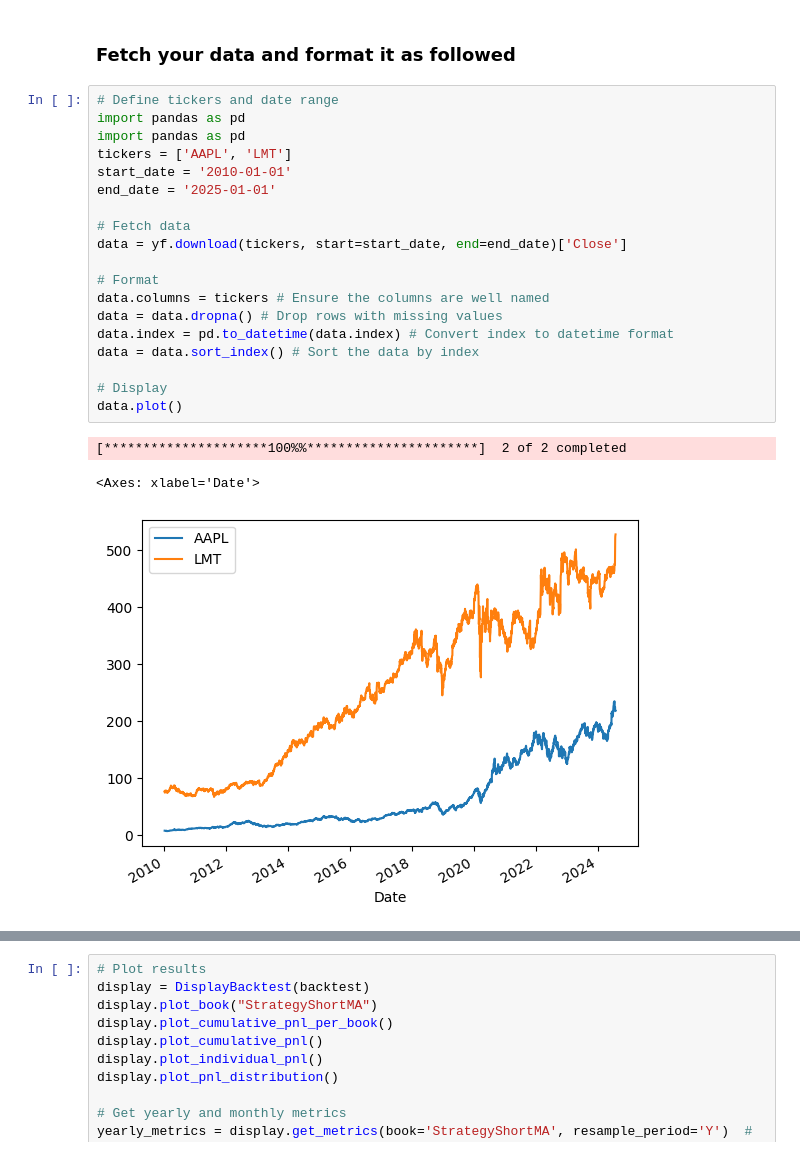
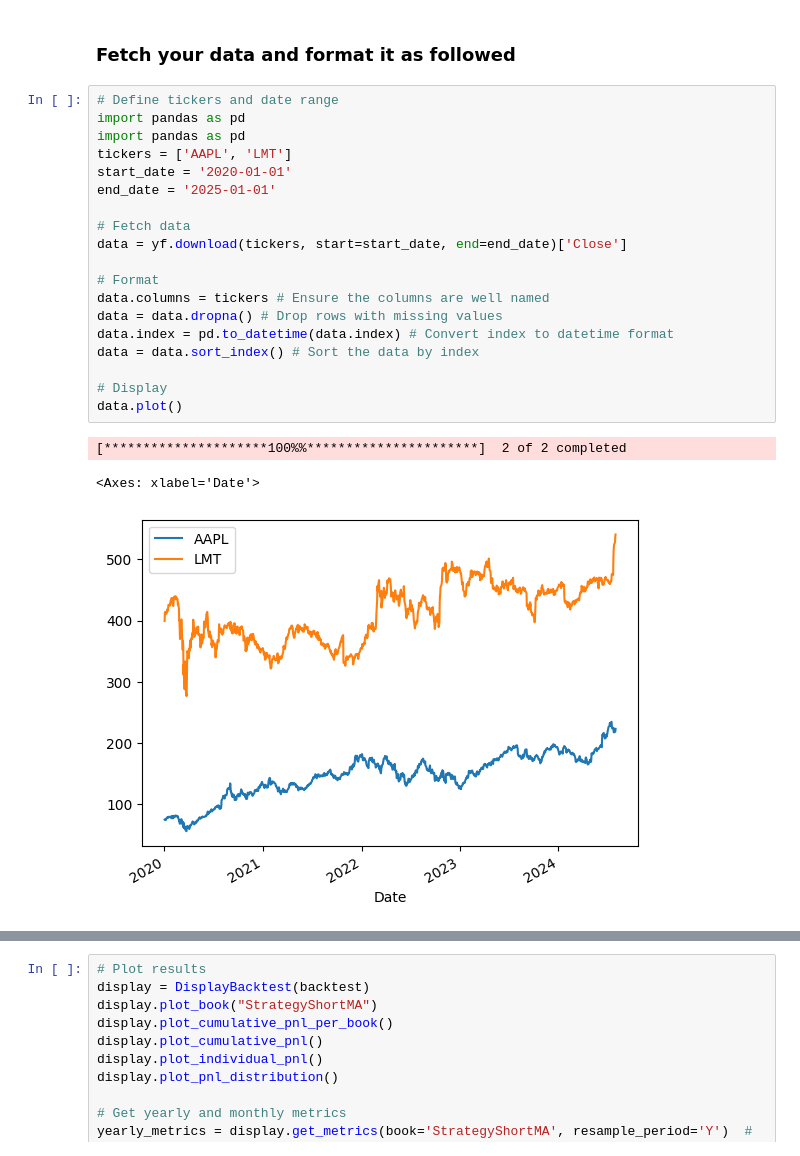
Before and after one commit to leopoldcosson/nara_trading_backtest, a Jupyter notebook: exemple.ipynb, the cells around one changed output, grey strips where cells are left out. Cells and saved outputs as stored; diff of their text form.

```diff
--- a/exemple.ipynb
+++ b/exemple.ipynb
@@ -52,23 +125,23 @@ class MovingAverageStrategy(Strategy):
 # %%
 # Define tickers and date range
 import pandas as pd
 import pandas as pd
 tickers = ['AAPL', 'LMT']
-start_date = '2010-01-01'
+start_date = '2020-01-01'
 end_date = '2025-01-01'
 
 # Fetch data
 data = yf.download(tickers, start=start_date, end=end_date)['Close']
 
 # Format
 data.columns = tickers # Ensure the columns are well named
 data = data.dropna() # Drop rows with missing values
 data.index = pd.to_datetime(data.index) # Convert index to datetime format
 data = data.sort_index() # Sort the data by index
 
 # Display
 data.plot()
 # %% [output]
 [*********************100%%**********************]  2 of 2 completed
 <Axes: xlabel='Date'>
-[figure, old version]
+[figure, new version]
```
Also changed, not shown: parts of 10 cells of this notebook, 5 other files.
